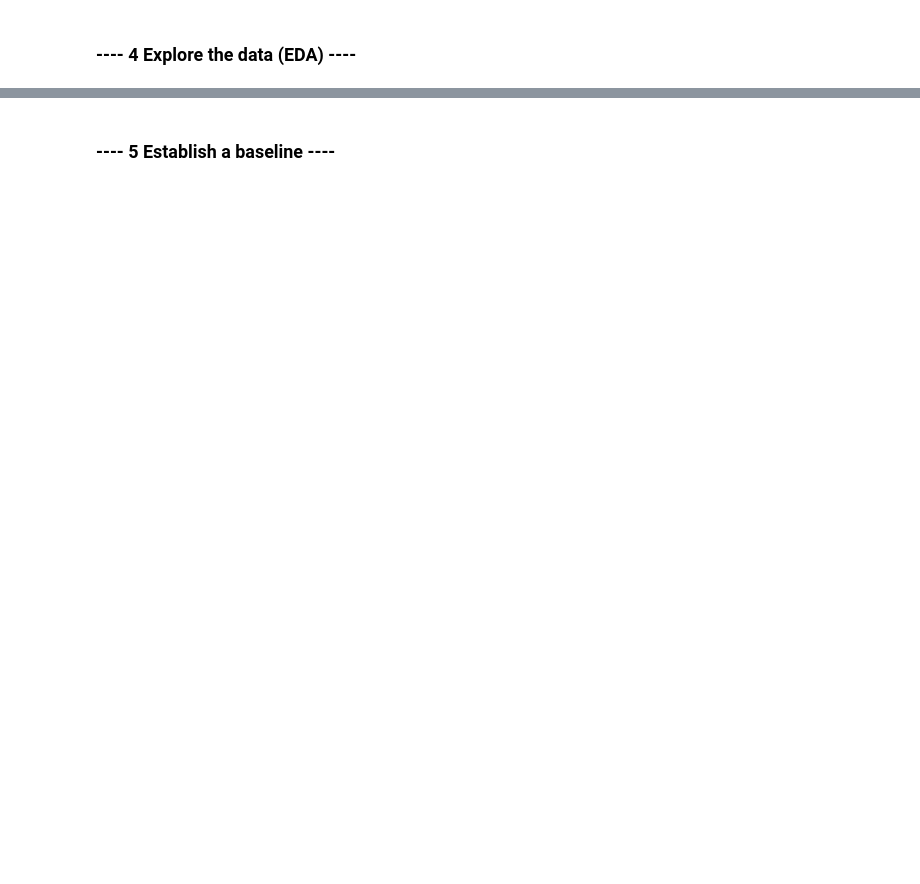
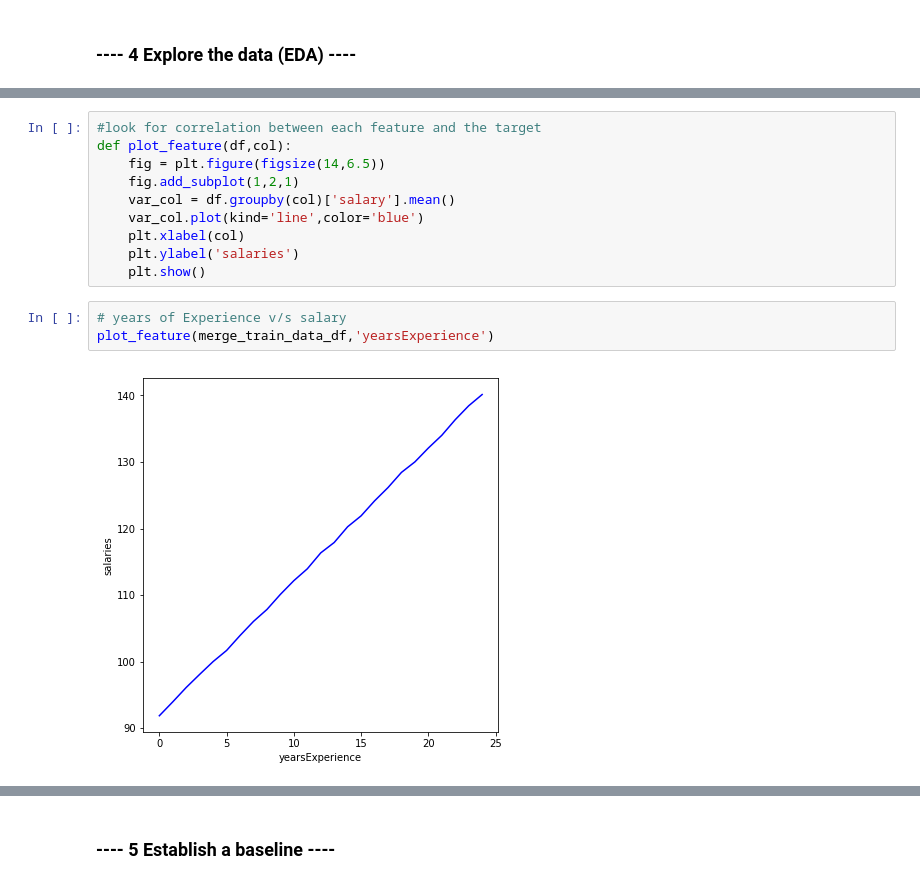
Before and after one commit to pmehta27/Design-a-Strategy-Based-on-Salary, a Jupyter notebook: Salary-Prediction-Notebook.ipynb, the cells around one changed output, grey strips where cells are left out. Saved outputs shown, nothing was run; the diff lists cells and outputs as text; blank space fills up the shorter version.

```diff
--- a/Salary-Prediction-Notebook.ipynb
+++ b/Salary-Prediction-Notebook.ipynb
@@ -34,0 +455,15 @@ __email__ = "your email here"
+# %%
+#look for correlation between each feature and the target
+def plot_feature(df,col):
+    fig = plt.figure(figsize(14,6.5))
+    fig.add_subplot(1,2,1)
+    var_col = df.groupby(col)['salary'].mean()
+    var_col.plot(kind='line',color='blue')
+    plt.xlabel(col)
+    plt.ylabel('salaries')
+    plt.show()
+# %%
+# years of Experience v/s salary
+plot_feature(merge_train_data_df,'yearsExperience')
+# %% [output]
+[figure, added]
```
Also changed, not shown: parts of 103 cells of this notebook.
